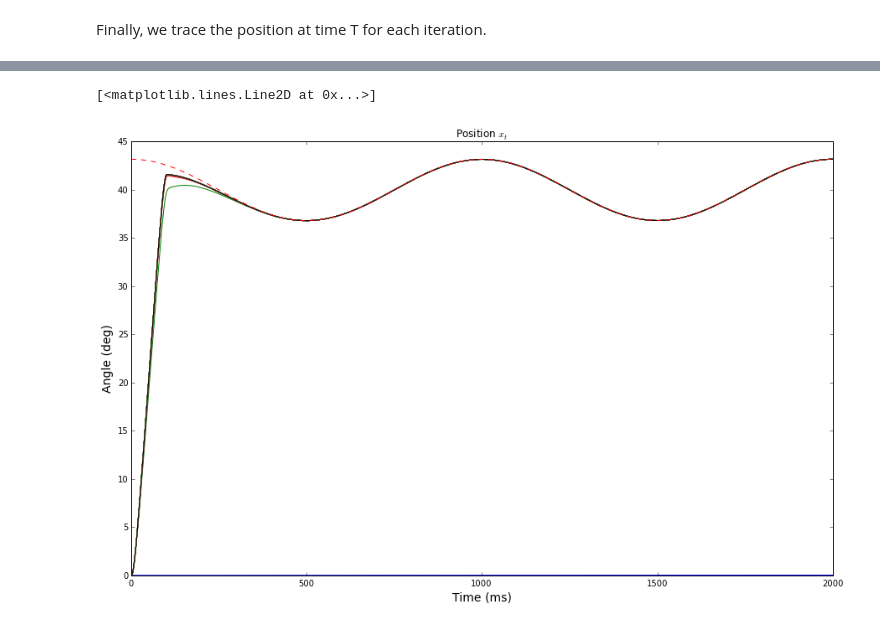
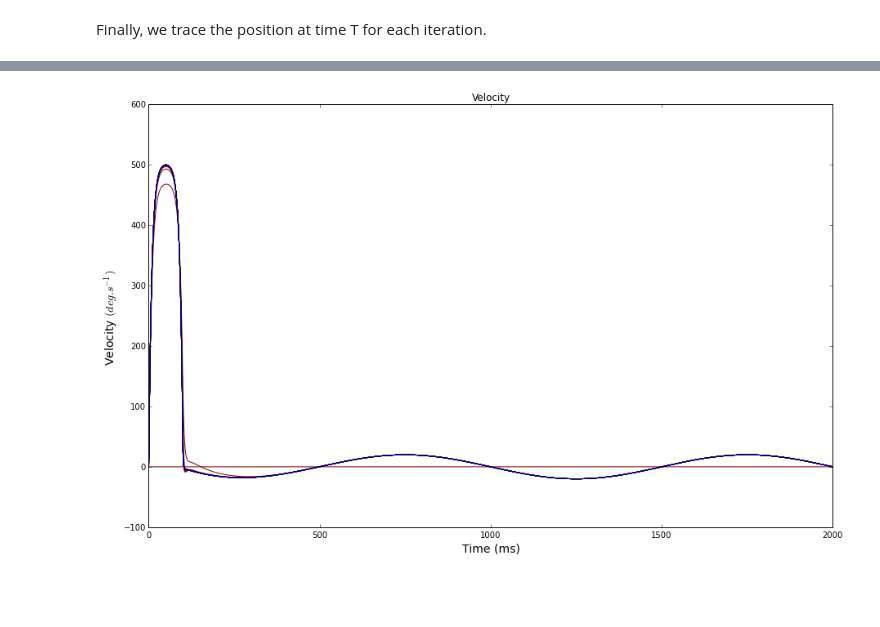
Before and after one commit to AnaideT/OptimalPrecision, a Jupyter notebook: 2017-06-13 Generalized coordinates.ipynb, the cells around one changed output, grey strips where cells are left out. Drawn from its saved outputs; the diff is of its cells as text; code cells hidden in the pictures; blank space fills up the shorter version.

```diff
--- a/2017-06-13 Generalized coordinates.ipynb
+++ b/2017-06-13 Generalized coordinates.ipynb
@@ -363,6 +467,4 @@ plot_signal(record.signal, 500, 10000, 0.1, 1.9, 0.002)
 # %%
-plot_position(record.position, 500, 10000, 0.1, 1.9, 0.002)
-plt.plot(np.linspace(0,2000,T+R+1), xx,'r--')
+plot_velocity(record.velocity, 500, 10000, 0.1, 1.9, 0.002)
 # %% [output]
-[<matplotlib.lines.Line2D at 0x...>]
-[figure, old version]
+[figure, new version]
```
Also changed, not shown: parts of 39 cells of this notebook, 8 other files.
